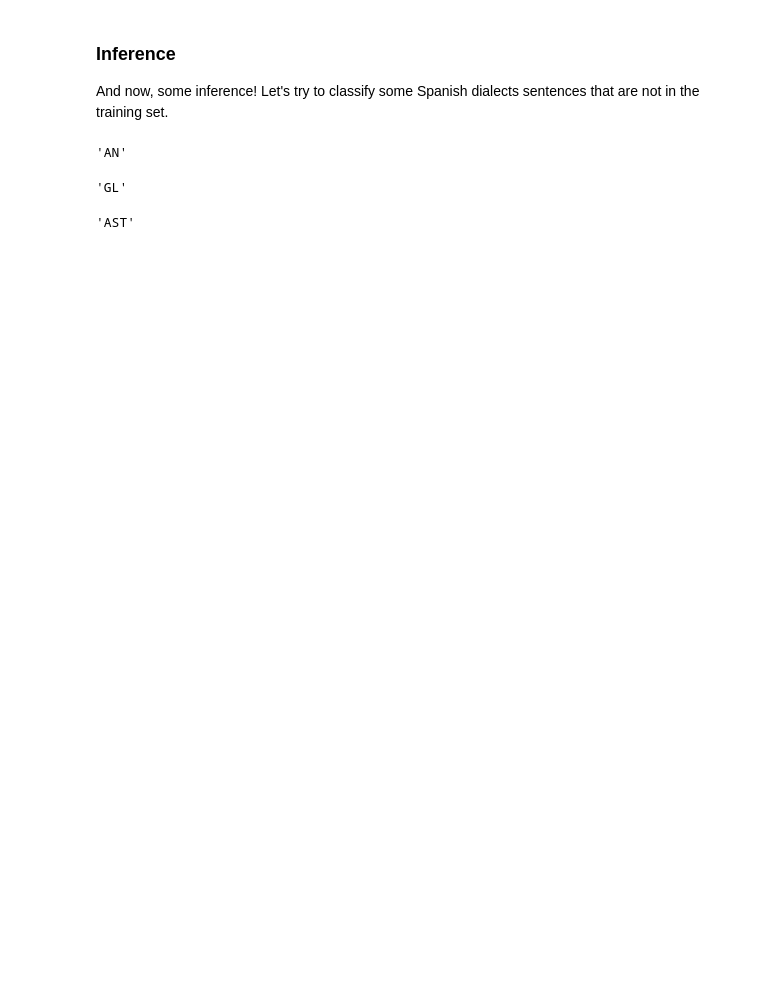
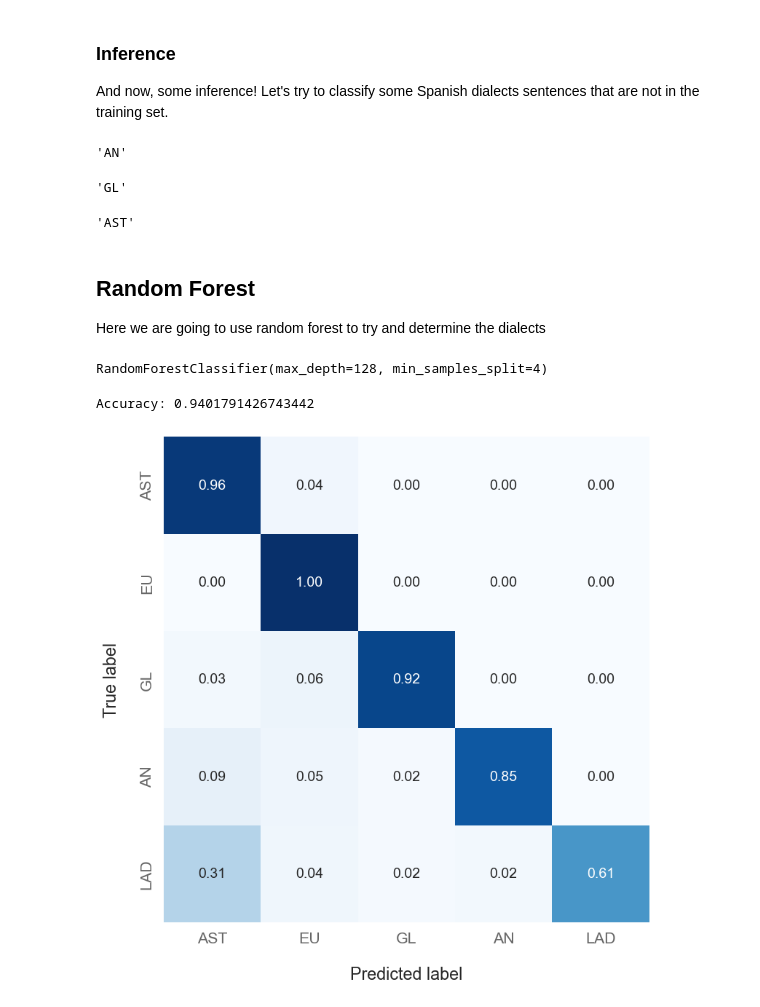
Before and after one commit to eduardoberford/spanish-dialects-identification, a Jupyter notebook: src/example.ipynb, the cells around one changed output. Saved outputs shown, nothing was run; the diff lists cells and outputs as text; code cells hidden in the pictures; blank space fills up the shorter version.

Commit message:
added the other two models

```diff
--- a/src/example.ipynb
+++ b/src/example.ipynb
@@ -16,0 +17,14 @@ X_train, X_test, y_train, y_test = train_test_split(data, labels, test_size=0.3,
+# %%
+import pandas as pd
+from sklearn.model_selection import train_test_split
+from sklearn.feature_extraction.text import TfidfVectorizer
+
+data_train = pd.read_csv("train.csv")
+data, labels = data_train['text'].values, data_train['label'].values.astype(int)
+
+_, data, _, labels = train_test_split(data, labels, test_size=0.1, random_state=1)
+X_train, X_test, y_train, y_test = train_test_split(data, labels, test_size=0.4, random_state=1)
+
+vectorizer = TfidfVectorizer()
+X_train_vectorized = vectorizer.fit_transform(X_train)
+X_test_vectorized = vectorizer.transform(X_test)
@@ -101,3 +118,43 @@ sentence = "lleis fonétiques sistemáticu palatalizan evolución"
 explain_label(model.predict(sentence)[0])
 # %% [output]
 'AST'
+# %% [markdown]
+## Random Forest
+
+Here we are going to use random forest to try and determine the dialects
+# %%
+from sklearn.ensemble import RandomForestClassifier
+
+clf = RandomForestClassifier(n_estimators=100, max_depth=128, min_samples_split=4)
+clf.fit(X_train_vectorized, y_train)
+# %% [output]
+RandomForestClassifier(max_depth=128, min_samples_split=4)
+# %%
+from sklearn.metrics import accuracy_score
+y_pred = clf.predict(X_test_vectorized)
+print("Accuracy:", accuracy_score(y_test, y_pred))
+# %% [output]
+Accuracy: 0.9401791426743442
+# %%
+import numpy as np
+# Calculate the confusion matrix
+cm = confusion_matrix(y_test, y_pred)
+
+# Normalize the confusion matrix
+cm_normalized = cm.astype('float') / cm.sum(axis=1)[:, np.newaxis]
+
+# Create a dataframe from the normalized confusion matrix
+df_cm = pd.DataFrame(cm_normalized, index=[explain_label(i)[:3] for i in range(0, 5)], columns=[explain_label(i)[:3] for i in range(0, 5)])
+
+# Plot the normalized confusion matrix
+plt.figure(figsize=(8, 8))
+sns.set(font_scale=1.4)  # for label size
+ax = sns.heatmap(df_cm, annot=True, annot_kws={"size": 14}, fmt='.2f', cmap="Blues", cbar=False)
+plt.xlabel("Predicted label", labelpad=20)
+plt.ylabel("True label", labelpad=20)
+plt.setp(ax.get_xticklabels(), alpha=0.7)
+plt.setp(ax.get_yticklabels(), alpha=0.7)
+plt.tight_layout()
+plt.show()
+# %% [output]
+[figure, added]
```
Also changed, not shown: parts of 13 cells of this notebook.
